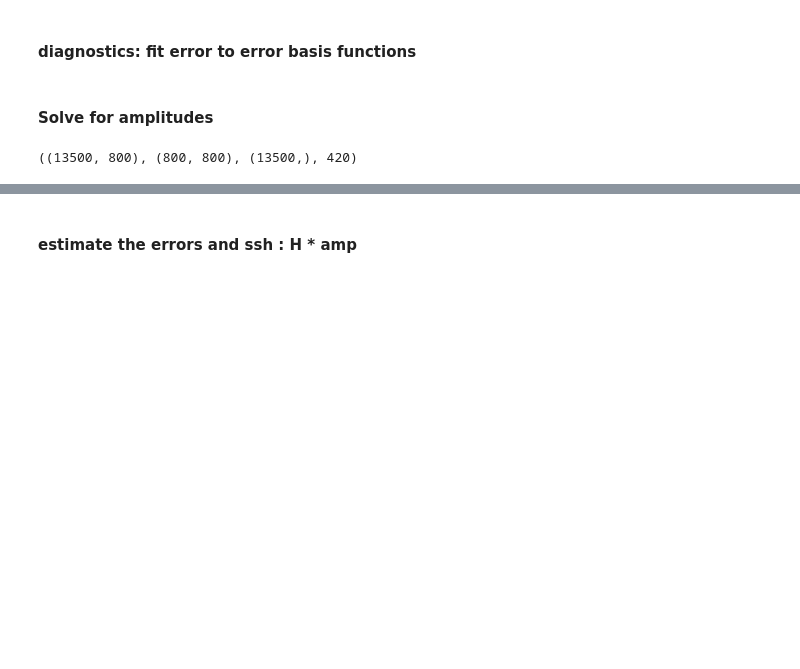
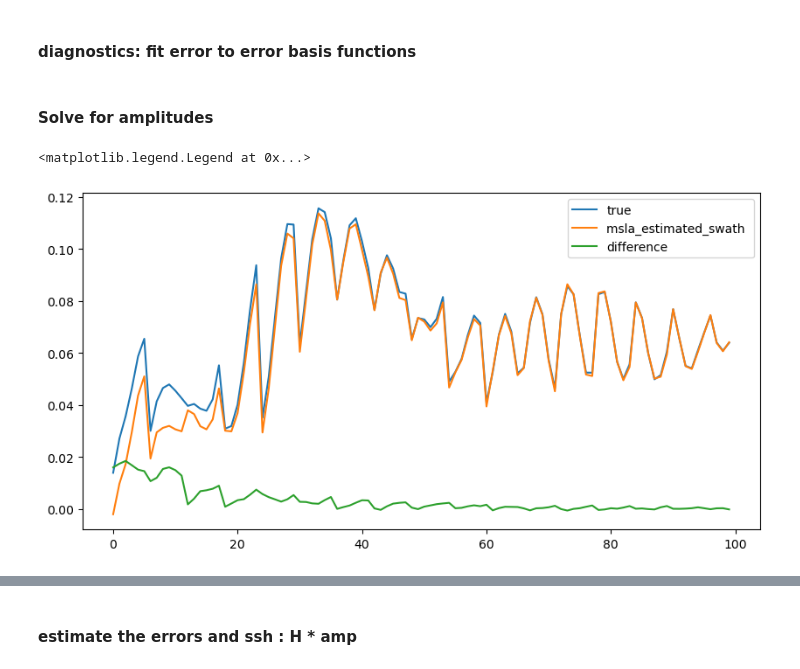
Before and after one commit to yugaophd/cer-swot, a Jupyter notebook: CER111_aviso_multiday_swath_1v2step.ipynb, the cells around one changed output, grey strips where cells are left out. Saved outputs shown, nothing was run; the diff lists cells and outputs as text; code cells hidden in the pictures; blank space fills up the shorter version.

```diff
--- a/CER111_aviso_multiday_swath_1v2step.ipynb
+++ b/CER111_aviso_multiday_swath_1v2step.ipynb
@@ -353,0 +321,4 @@ H_swath[:, :].shape
+# %%
+for tt in range(Tdim):
+    # print(2 * M + tt * 7 , 2 * M + (tt+1) * 7)
+    H_swath[:, 2 * M + tt * 14 : 2 * M + (tt+1) * 14] = err_basis_func
@@ -396,9 +364,17 @@ H_matrix = H_swath #.reshapezz((Tdim * Valid_points, 2 * M + Tdim * 7))
 #### diagnostics: fit error to error basis functions
 # %% [markdown]
 #### Solve for amplitudes
-# %%
-H_swath.shape, P_matrix.shape, MSLA_swath.shape, 30*14
-# %% [output]
-((13500, 800), (800, 800), (13500,), 420)
 # %%
 amp_swath, msla_estimated_swath = inversion(MSLA_swath, H_swath, P_matrix) # assimilate the filtered AVISO SSH + error
+# %%
+plt.figure(figsize = (10,5))
+plt.plot(ssh[:100], label= 'true')
+plt.plot(msla_estimated_swath[:100], label = 'msla_estimated_swath ')
+
+plt.plot(ssh[:100] - msla_estimated_swath[:100], label= 'difference')
+# plt.plot(cor_err, label= 'true')
+# plt.plot(msla_estimated_swath, label = 'estimate')
+plt.legend()
+# %% [output]
+<matplotlib.legend.Legend at 0x...>
+[figure, added]
```
Also changed, not shown: parts of 71 cells of this notebook, 5 other files.
